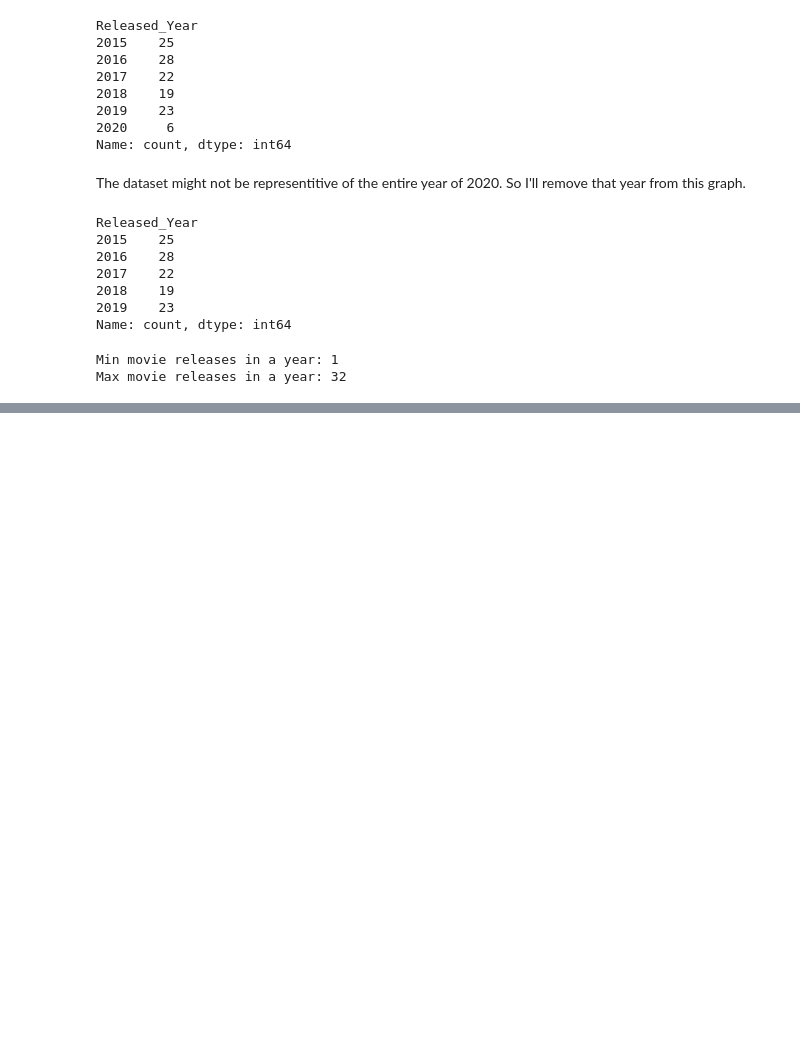
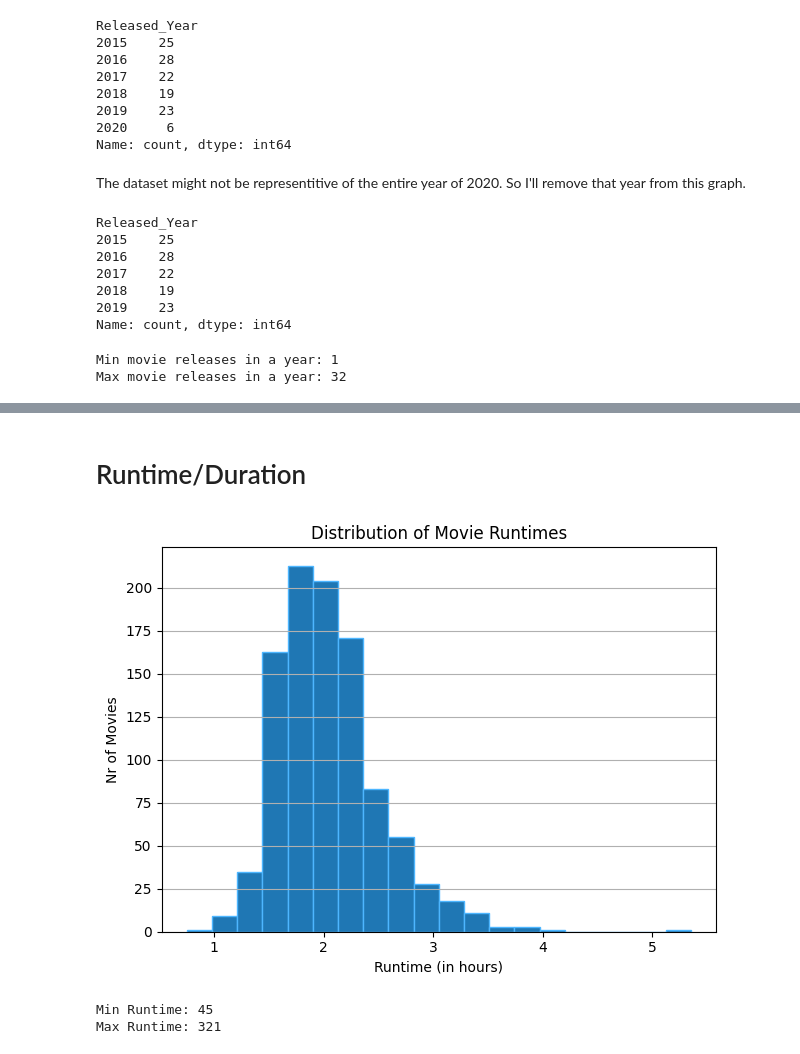
Before and after one commit to AbubakrBardien/movie-dataset-analysis, a Jupyter notebook: Data_Analysis.ipynb, the cells around one changed output, grey strips where cells are left out. Cells and saved outputs as stored; diff of their text form; code cells hidden in the pictures; blank space fills up the shorter version.

```diff
--- a/Data_Analysis.ipynb
+++ b/Data_Analysis.ipynb
@@ -88,0 +173,22 @@ plt.show()
+# %% [markdown]
+# Runtime/Duration
+# %%
+runtime_hours = df["Runtime (min)"]/60
+
+plt.hist(runtime_hours, bins=20, edgecolor="#4db6ff")
+
+plt.title("Distribution of Movie Runtimes")
+plt.xlabel("Runtime (in hours)")
+plt.ylabel("Nr of Movies")
+
+plt.grid(axis="y")
+plt.tight_layout()
+plt.show()
+# %% [output]
+[figure, added]
+# %%
+print("Min Runtime:", df["Runtime (min)"].min())
+print("Max Runtime:", df["Runtime (min)"].max())
+# %% [output]
+Min Runtime: 45
+Max Runtime: 321
```
Also changed, not shown: parts of 28 cells of this notebook.
